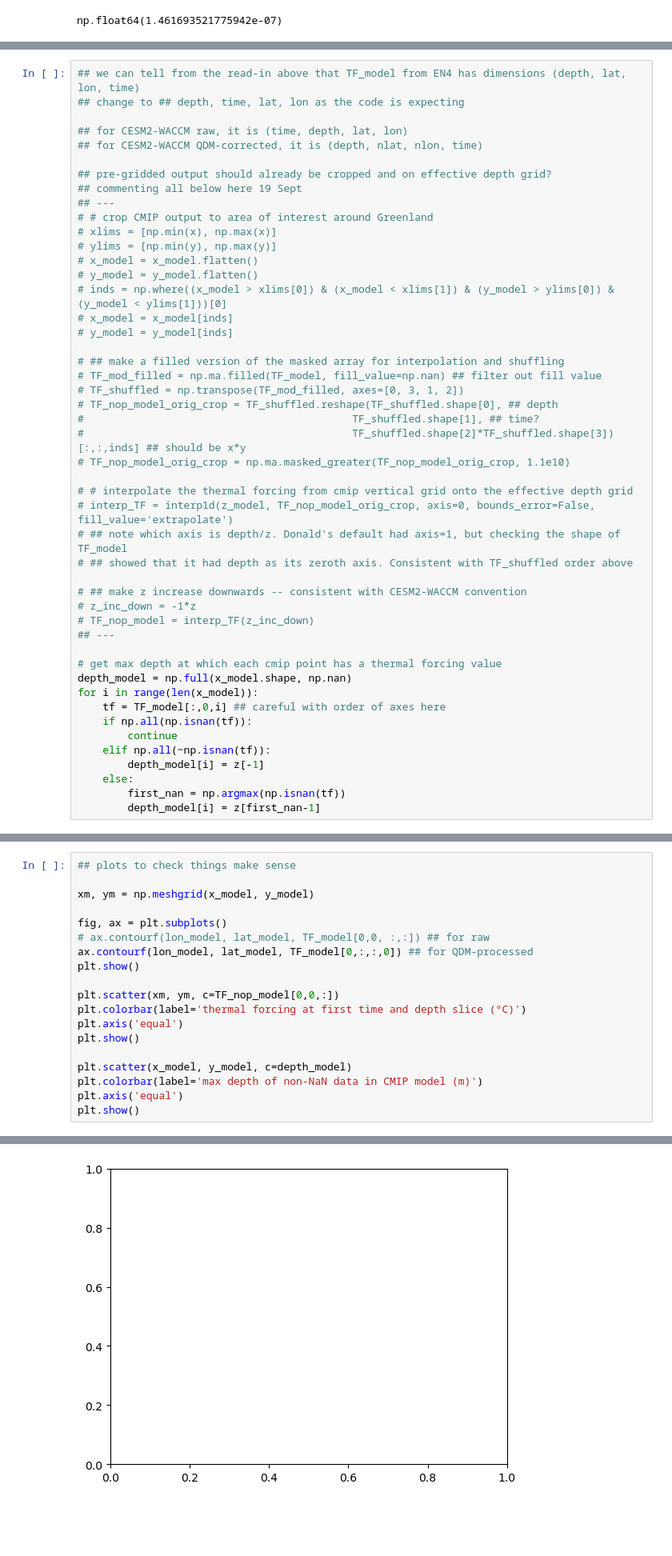
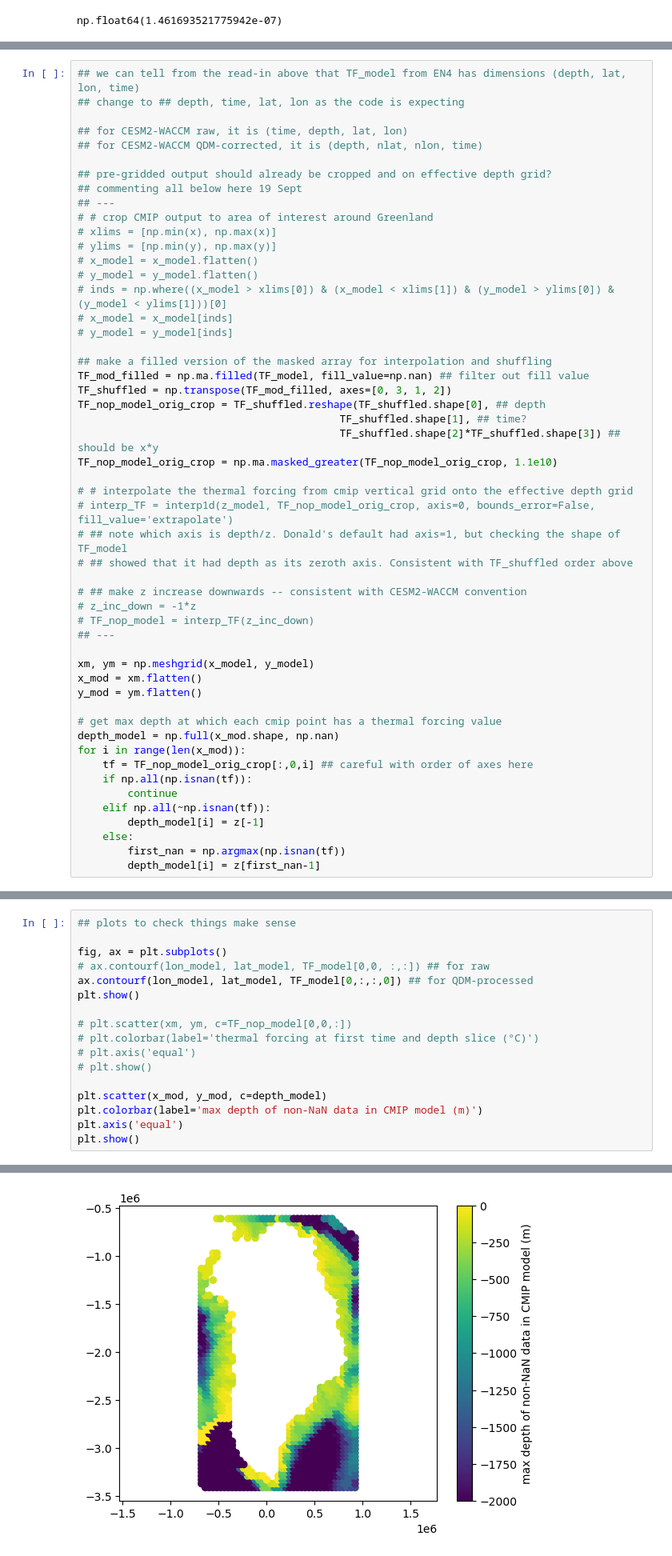
Before and after one commit to ehultee/gris-iceocean-process, a Jupyter notebook: Step3-To_ISMIP_Grid.ipynb, the cells around one changed output, grey strips where cells are left out. Shown at 80% size. Saved outputs shown, nothing was run; the diff lists cells and outputs as text; blank space fills up the shorter version.

Commit message:
Update Step3 processing
Change handling of masked values -- fill with NaN instead of 0 until equivalent depth has been assigned

```diff
--- a/Step3-To_ISMIP_Grid.ipynb
+++ b/Step3-To_ISMIP_Grid.ipynb
@@ -183,13 +175,13 @@ masked_array(
 # x_model = x_model[inds]
 # y_model = y_model[inds]
 
-# ## make a filled version of the masked array for interpolation and shuffling
-# TF_mod_filled = np.ma.filled(TF_model, fill_value=np.nan) ## filter out fill value
-# TF_shuffled = np.transpose(TF_mod_filled, axes=[0, 3, 1, 2])
-# TF_nop_model_orig_crop = TF_shuffled.reshape(TF_shuffled.shape[0], ## depth
-#                                           TF_shuffled.shape[1], ## time?
-#                                           TF_shuffled.shape[2]*TF_shuffled.shape[3])[:,:,inds] ## should be x*y
-# TF_nop_model_orig_crop = np.ma.masked_greater(TF_nop_model_orig_crop, 1.1e10)
+## make a filled version of the masked array for interpolation and shuffling
+TF_mod_filled = np.ma.filled(TF_model, fill_value=np.nan) ## filter out fill value
+TF_shuffled = np.transpose(TF_mod_filled, axes=[0, 3, 1, 2])
+TF_nop_model_orig_crop = TF_shuffled.reshape(TF_shuffled.shape[0], ## depth
+                                          TF_shuffled.shape[1], ## time?
+                                          TF_shuffled.shape[2]*TF_shuffled.shape[3]) ## should be x*y
+TF_nop_model_orig_crop = np.ma.masked_greater(TF_nop_model_orig_crop, 1.1e10)
 
 # # interpolate the thermal forcing from cmip vertical grid onto the effective depth grid
 # interp_TF = interp1d(z_model, TF_nop_model_orig_crop, axis=0, bounds_error=False, fill_value='extrapolate')
@@ -201,10 +193,14 @@ masked_array(
 # TF_nop_model = interp_TF(z_inc_down)
 ## ---
 
+xm, ym = np.meshgrid(x_model, y_model)
+x_mod = xm.flatten()
+y_mod = ym.flatten()
+
 # get max depth at which each cmip point has a thermal forcing value
-depth_model = np.full(x_model.shape, np.nan)
-for i in range(len(x_model)):
-    tf = TF_model[:,0,i] ## careful with order of axes here
+depth_model = np.full(x_mod.shape, np.nan)
+for i in range(len(x_mod)):
+    tf = TF_nop_model_orig_crop[:,0,i] ## careful with order of axes here
     if np.all(np.isnan(tf)):
         continue
     elif np.all(~np.isnan(tf)):
@@ -232,19 +223,17 @@ array([-2000., -2000., -2000., -2000., -2000., -2000., -2000., -2000.,
 # %%
 ## plots to check things make sense
-
-xm, ym = np.meshgrid(x_model, y_model)
 
 fig, ax = plt.subplots()
 # ax.contourf(lon_model, lat_model, TF_model[0,0, :,:]) ## for raw
 ax.contourf(lon_model, lat_model, TF_model[0,:,:,0]) ## for QDM-processed
 plt.show()
 
-plt.scatter(xm, ym, c=TF_nop_model[0,0,:])
-plt.colorbar(label='thermal forcing at first time and depth slice (°C)')
-plt.axis('equal')
-plt.show()
+# plt.scatter(xm, ym, c=TF_nop_model[0,0,:])
+# plt.colorbar(label='thermal forcing at first time and depth slice (°C)')
+# plt.axis('equal')
+# plt.show()
 
-plt.scatter(x_model, y_model, c=depth_model)
+plt.scatter(x_mod, y_mod, c=depth_model)
 plt.colorbar(label='max depth of non-NaN data in CMIP model (m)')
 plt.axis('equal')
 plt.show()
@@ -254,4 +242,4 @@ ValueError: 'c' argument has 3011 elements, which is inconsistent with 'x' and '
-[figure, old version]
+[figure, new version]
 # %%
 z_eff
 # %% [output]
```
Also changed, not shown: parts of 12 cells of this notebook.
